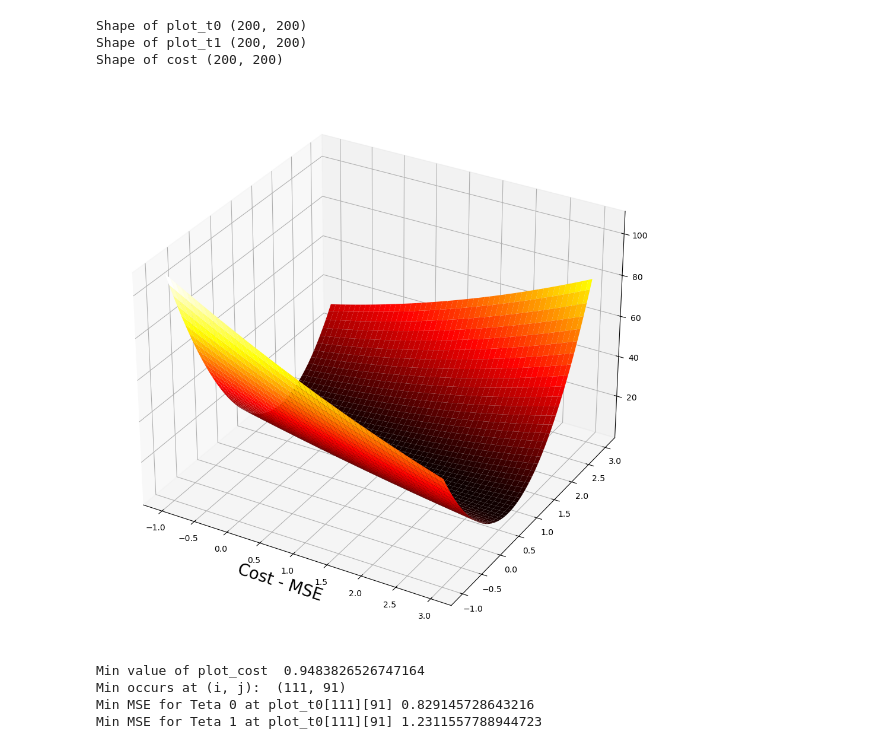
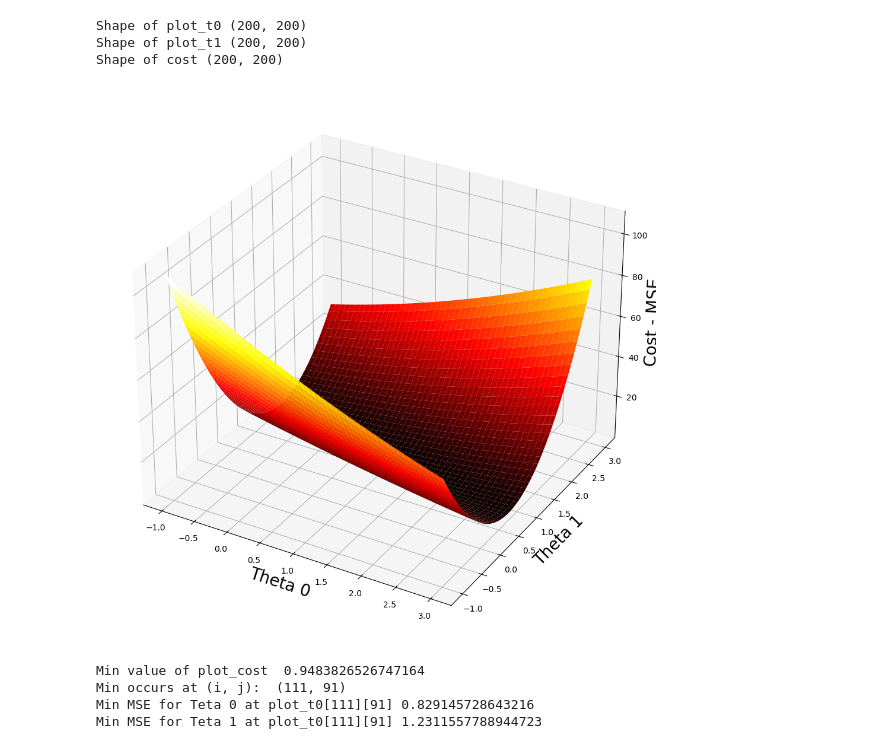
Before and after one commit to JonniiRingo/Data-Science-Ml, a Jupyter notebook: 03 Gradient Descent.ipynb, the cells around one changed output. Drawn from its saved outputs; the diff is of its cells as text; code cells hidden in the pictures.

```diff
--- a/03 Gradient Descent.ipynb
+++ b/03 Gradient Descent.ipynb
@@ -772,17 +772,17 @@ Shape of plot_t0 (200, 200)
 Shape of plot_t1 (200, 200)
 Shape of cost (200, 200)
 # %%
-fig = plt.figure(figsize=[16, 12])
+fig = plt.figure(figsize=[17, 12])
 ax = fig.add_subplot(projection='3d')
 
 ax.set_xlabel('Theta 0', fontsize=20)
-ax.set_xlabel('Theta 1', fontsize=20)
-ax.set_xlabel('Cost - MSE', fontsize=20)
+ax.set_ylabel('Theta 1', fontsize=20)
+ax.set_zlabel('Cost - MSE', fontsize=20)
 
 ax.plot_surface(plot_t0, plot_t1, plot_cost, cmap=cm.hot)
 plt.show()
 # %% [output]
-[figure, old version]
+[figure, new version]
 # %%
 print('Min value of plot_cost ', plot_cost.min())
 ij_min = np.unravel_index(indices=plot_cost.argmin(), shape=plot_cost.shape)
```
